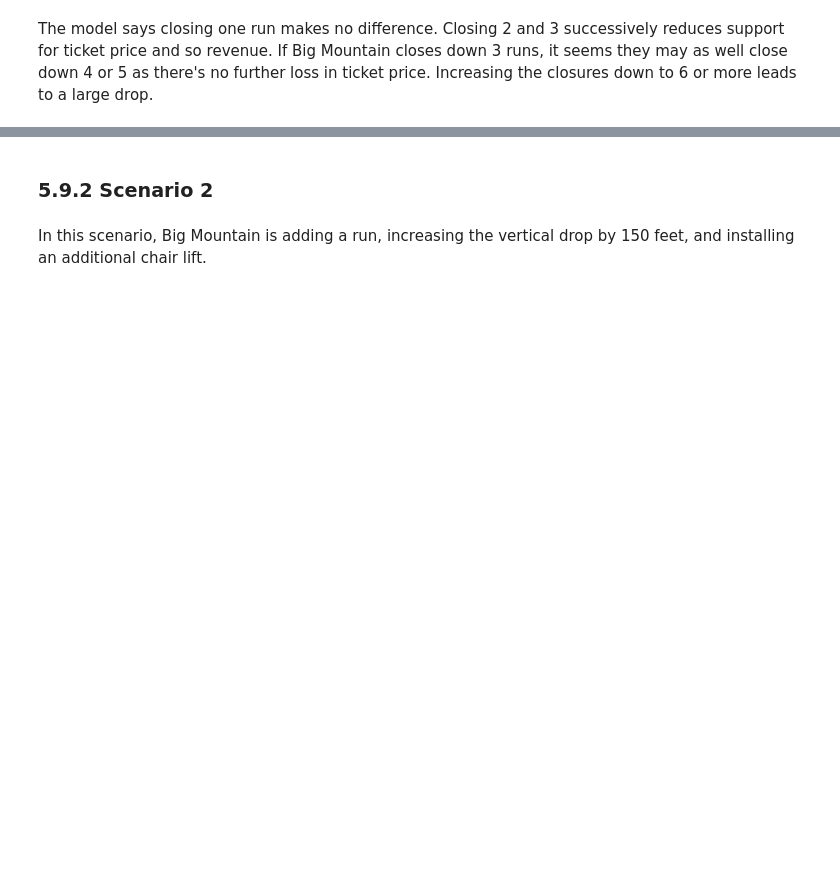
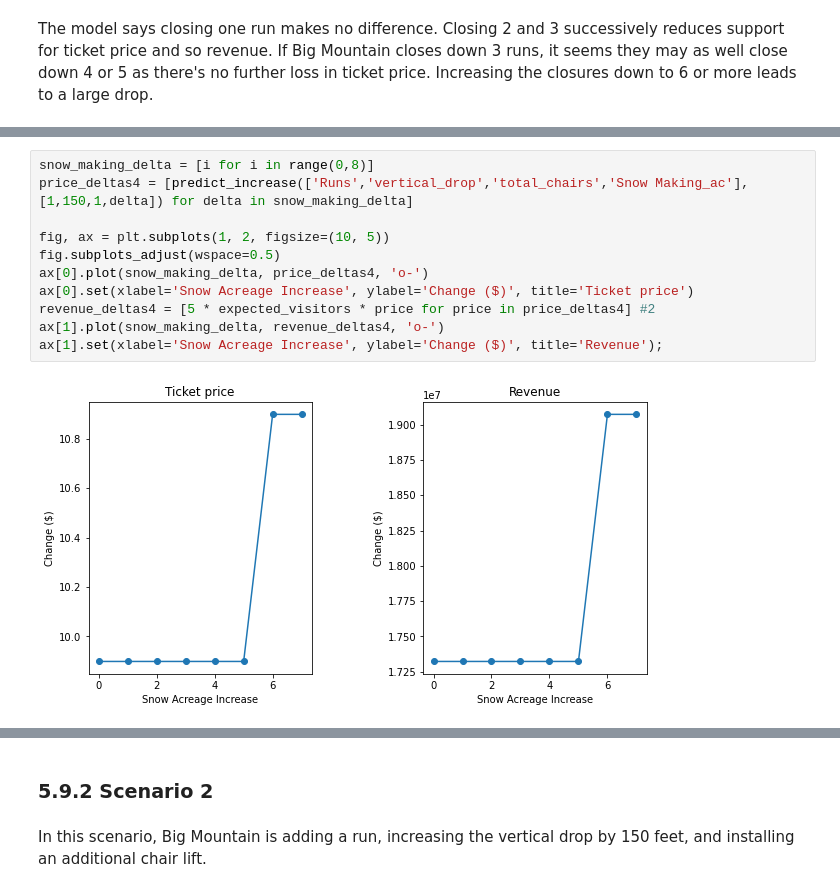
Before and after one commit to jasonhua805/DataScienceGuidedCapstone, a Jupyter notebook: Notebooks/05_modeling.ipynb, the cells around one changed output, grey strips where cells are left out. Saved outputs shown, nothing was run; the diff lists cells and outputs as text; blank space fills up the shorter version.

```diff
--- a/Notebooks/05_modeling.ipynb
+++ b/Notebooks/05_modeling.ipynb
@@ -374,0 +386,13 @@ The model says closing one run makes no difference. Closing 2 and 3 successively
+# %%
+snow_making_delta = [i for i in range(0,8)]
+price_deltas4 = [predict_increase(['Runs','vertical_drop','total_chairs','Snow Making_ac'],[1,150,1,delta]) for delta in snow_making_delta]
+
+fig, ax = plt.subplots(1, 2, figsize=(10, 5))
+fig.subplots_adjust(wspace=0.5)
+ax[0].plot(snow_making_delta, price_deltas4, 'o-')
+ax[0].set(xlabel='Snow Acreage Increase', ylabel='Change ($)', title='Ticket price')
+revenue_deltas4 = [5 * expected_visitors * price for price in price_deltas4] #2
+ax[1].plot(snow_making_delta, revenue_deltas4, 'o-')
+ax[1].set(xlabel='Snow Acreage Increase', ylabel='Change ($)', title='Revenue');
+# %% [output]
+[figure, added]
```
Also changed, not shown: parts of 18 cells of this notebook, 1 other file.
